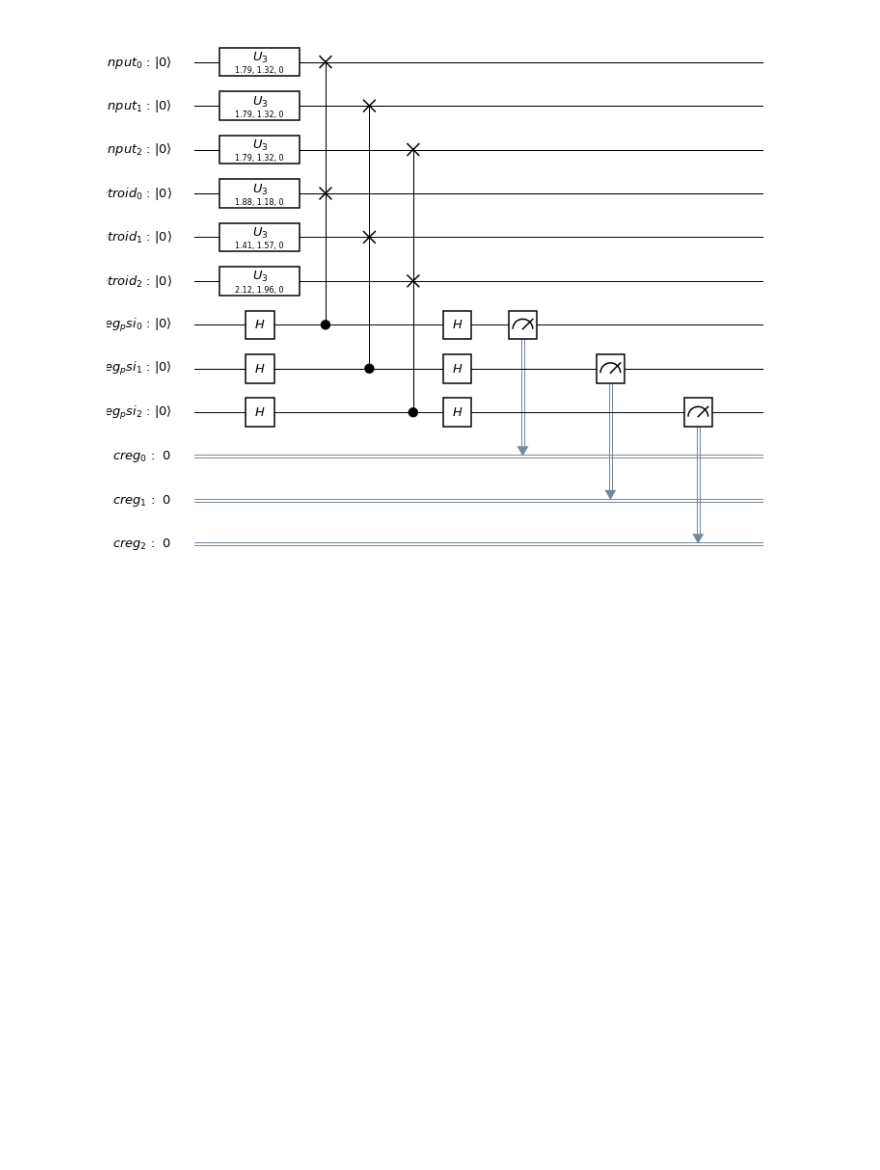
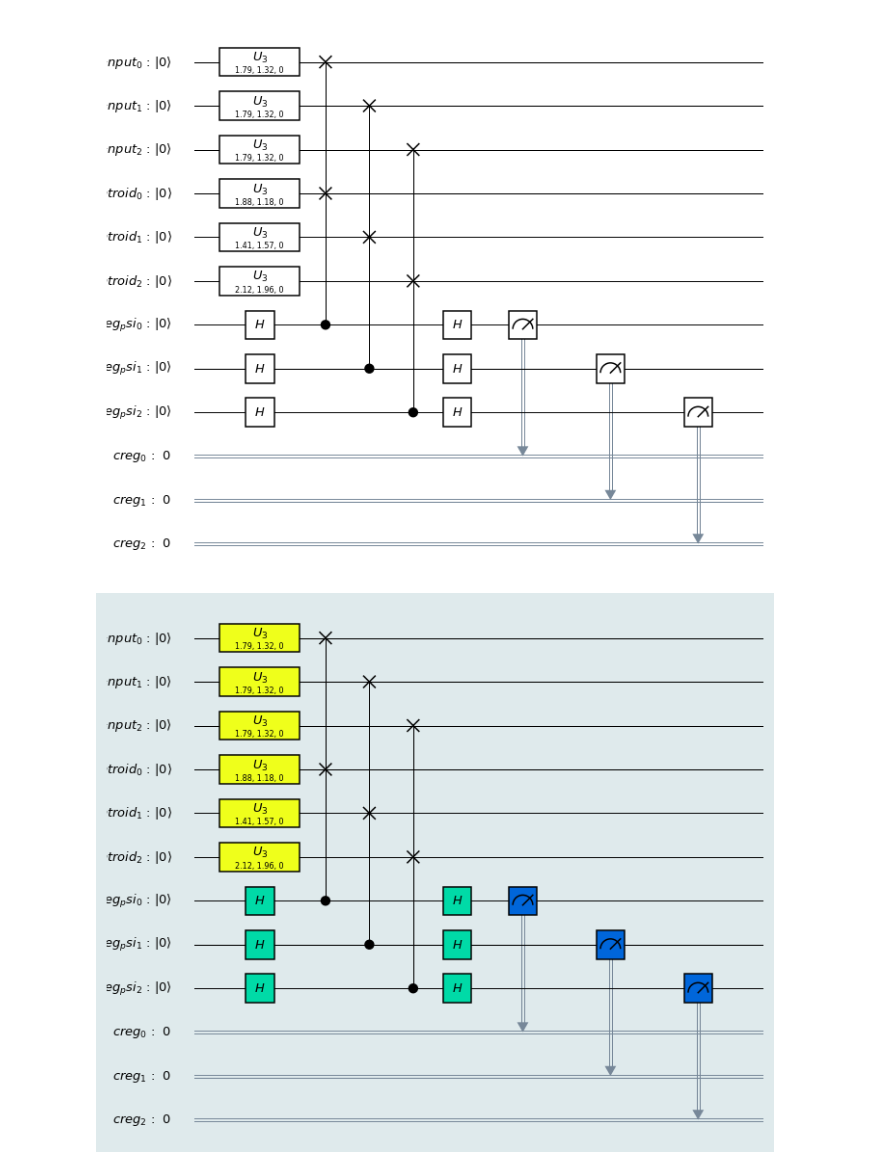
Before and after one commit to Morcu/q-means, a Jupyter notebook: visualizer.ipynb, the cells around one changed output. Saved outputs shown, nothing was run; the diff lists cells and outputs as text; code cells hidden in the pictures; blank space fills up the shorter version.

Commit message:
Image visualization improved with colors

```diff
--- a/visualizer.ipynb
+++ b/visualizer.ipynb
@@ -108,3 +108,12 @@ qc.draw()
 qc.draw(output='mpl')
 # %% [output]
 [figure]
+# %%
+# Change the background color in mpl
+
+style = {'backgroundcolor': '#DFEAEC', 'showindex': False, 'displaycolor': {
+        'id': 'red', 'meas':'#0066DA', 'h': '#00DAA7', 'u3': '#EFFF1B'} }
+
+qc.draw(output='mpl', style=style, reverse_bits= False)
+# %% [output]
+[figure, added]
```
